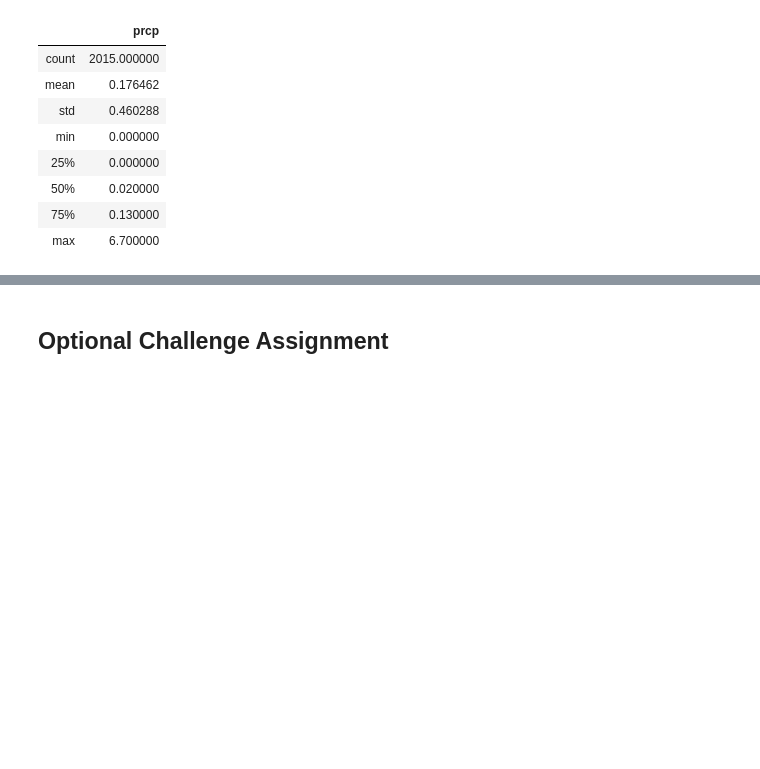
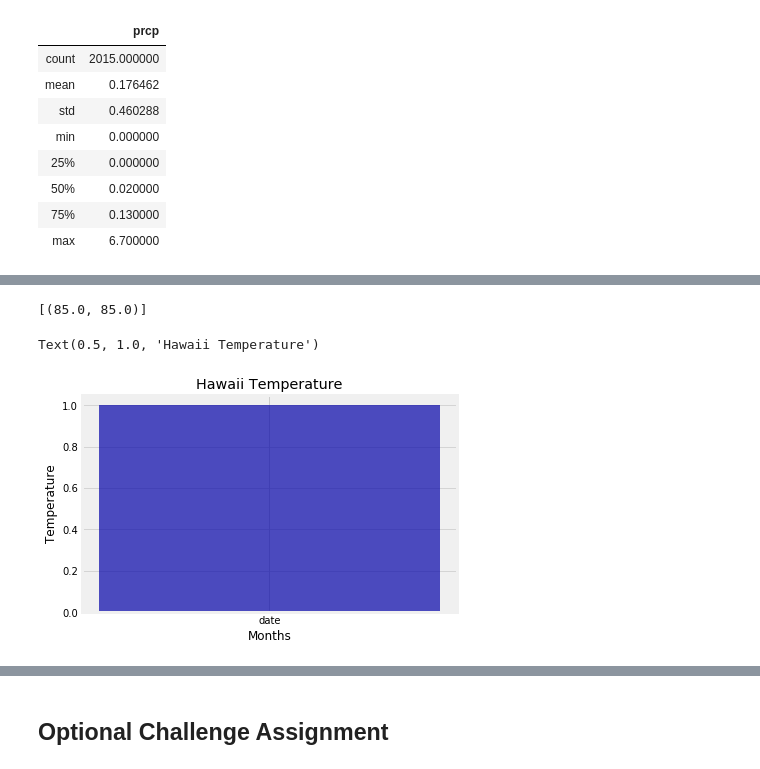
Before and after one commit to suealexa/sqlalchemy-challenge, a Jupyter notebook: 10-Advanced-Data-Storage-and-Retrieval/Instructions/climate_starter.ipynb, the cells around one changed output, grey strips where cells are left out. Cells and saved outputs as stored; diff of their text form; code cells hidden in the pictures; blank space fills up the shorter version.

```diff
--- a/10-Advanced-Data-Storage-and-Retrieval/Instructions/climate_starter.ipynb
+++ b/10-Advanced-Data-Storage-and-Retrieval/Instructions/climate_starter.ipynb
@@ -144,9 +146,28 @@ NameError: name 'station' is not defined
 # %%
 # Using the station id from the previous query, calculate the lowest temperature recorded,
 # highest temperature recorded, and average temperature most active station?
+#session.query(Measurement.tobs, func.min(Measurement.tobs).filter(Measurement.station == 'USC00519281')).one()
+session.query(Measurement.tobs, func.max(Measurement.tobs).filter(Measurement.station == 'USC00519281')).all()
+#session.query(Measurement.tobs, func.avg(Measurement.tobs).filter(Measurement.station == 'USC00519281')).one()
+# %% [output]
+[(85.0, 85.0)]
 # %%
 # Choose the station with the highest number of temperature observations.
 # Query the last 12 months of temperature observation data for this station and plot the results as a histogram
+
+temps = session.query(Measurement.tobs).\
+    filter(Measurement.date > '2016-08-23').\
+    group_by(Measurement.tobs).order_by(Measurement.date).all()
+
+plt.hist(x='date', bins='auto', color='#0504aa',
+                            alpha=0.7, rwidth=0.85)
+plt.grid(axis='y', alpha=0.75)
+plt.xlabel('Months')
+plt.ylabel('Temperature')
+plt.title('Hawaii Temperature')
+# %% [output]
+Text(0.5, 1.0, 'Hawaii Temperature')
+[figure, added]
 # %% [markdown]
 ![precipitation](Images/station-histogram.png)
 # %%
```
Also changed, not shown: parts of 8 cells of this notebook, 1 other file.
